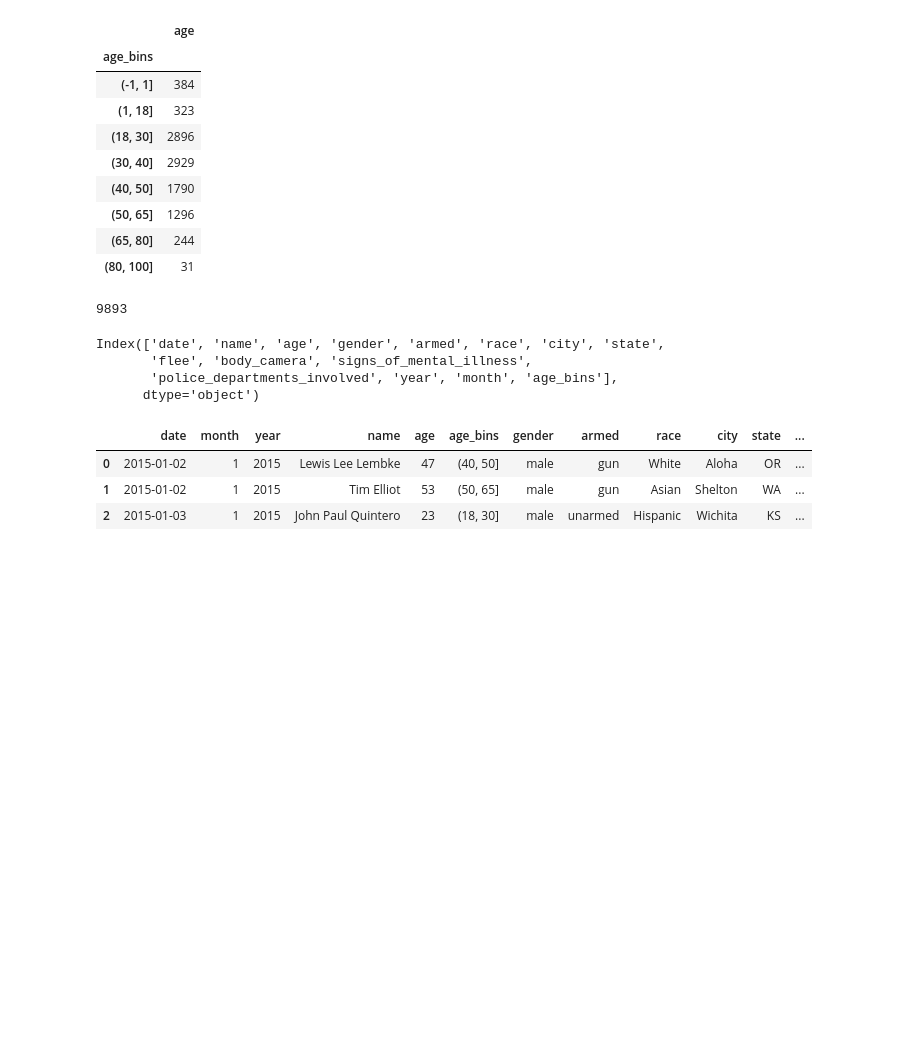
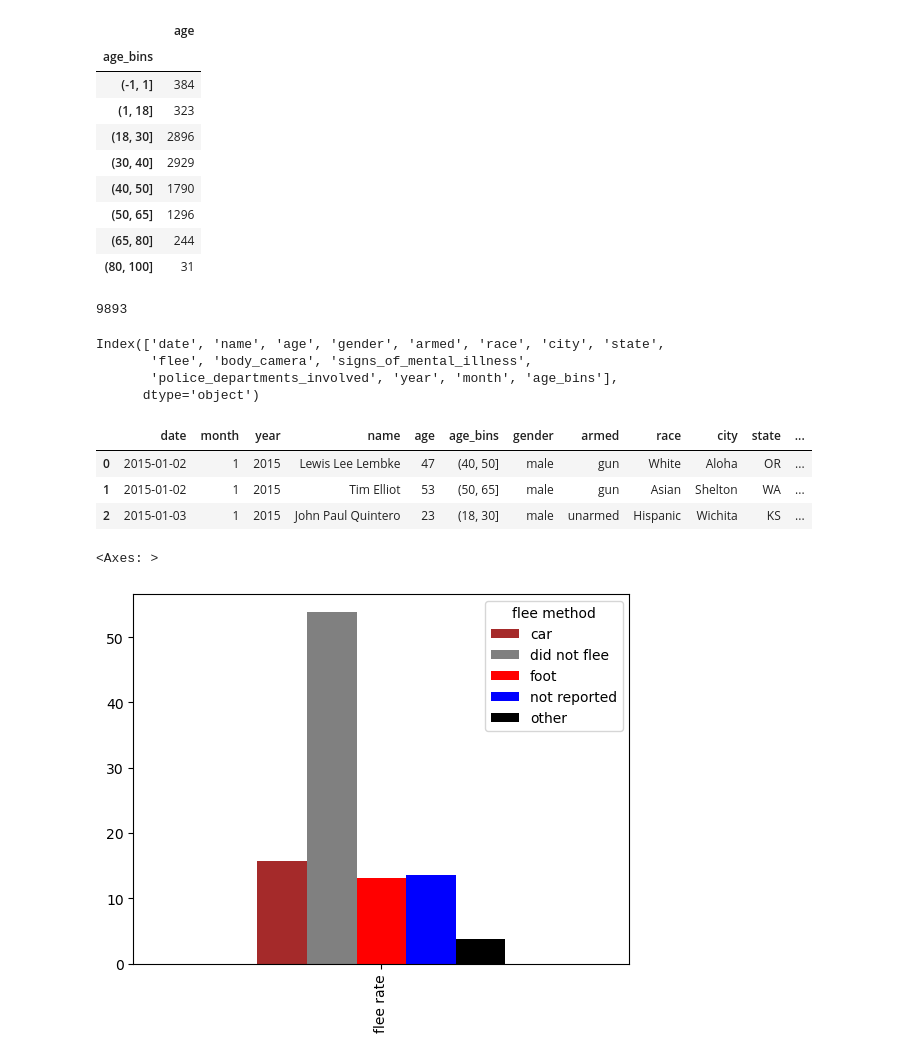
Before and after one commit to matt-harvey-data/US_Police_Shootings_2015-2024, a Jupyter notebook: US_Police_Shootings_2015-2024.ipynb, the cells around one changed output. Cells and saved outputs as stored; diff of their text form; code cells hidden in the pictures; blank space fills up the shorter version.

```diff
--- a/US_Police_Shootings_2015-2024.ipynb
+++ b/US_Police_Shootings_2015-2024.ipynb
@@ -518,3 +522,12 @@ data.head(3)
 | 2 | 2015-01-03 | 1 | 2015 | John Paul Quintero | 23 | (18, 30] | male | unarmed | Hispanic | Wichita | KS | ... |
 # %%
 data.to_csv('c:/users/bourb/Data_Projects/US_Police_Shooting_2015-2024/cleaned_data.csv', index=False)
+# %%
+flee = pd.DataFrame(data[['date', 'flee']].groupby('flee').count()/len(data)*100).rename(columns={'date':'flee rate'}).round(1)
+# %%
+flee.index.names = ['flee method']
+# %%
+flee.T.plot(kind='bar', color=['brown', 'grey', 'red', 'blue', 'black'])
+# %% [output]
+<Axes: >
+[figure, added]
```
Also changed, not shown: parts of 6 cells of this notebook, 1 other file.
